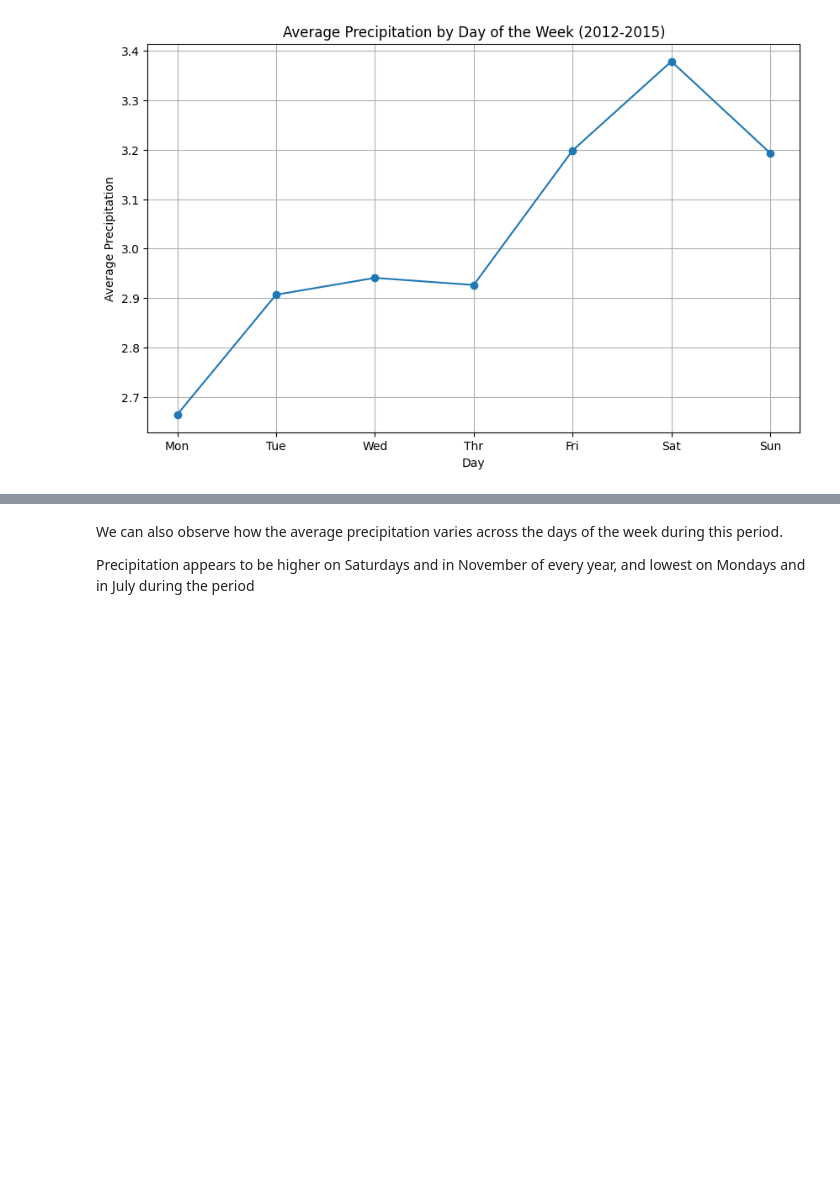
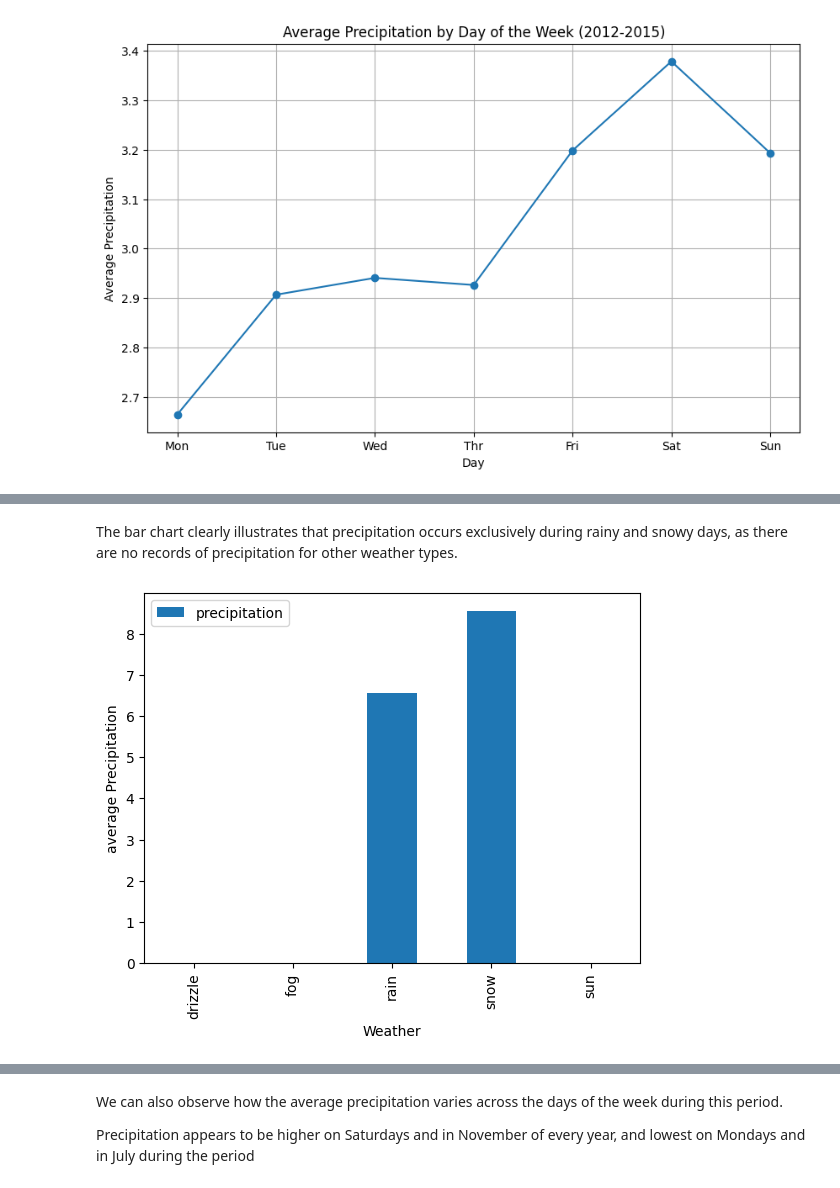
Before and after one commit to konadu-nsiah/Weather-prediction-using-Logistic-regression, a Jupyter notebook: Weather_prediction_Logistic_Regression.ipynb, the cells around one changed output, grey strips where cells are left out. Drawn from its saved outputs; the diff is of its cells as text; code cells hidden in the pictures; blank space fills up the shorter version.

```diff
--- a/Weather_prediction_Logistic_Regression.ipynb
+++ b/Weather_prediction_Logistic_Regression.ipynb
@@ -201,0 +217,10 @@ plt.show()
+# %% [markdown]
+The bar chart clearly illustrates that precipitation occurs exclusively during rainy and snowy days, as there are no records of precipitation for other weather types.
+# %%
+average_prep_by_weather=data.groupby('weather')[['precipitation']].mean()
+average_prep_by_weather.plot(kind='bar')
+plt.xlabel('Weather')
+plt.ylabel('average Precipitation')
+plt.show()
+# %% [output]
+[figure, added]
```
Also changed, not shown: parts of 11 cells of this notebook.
